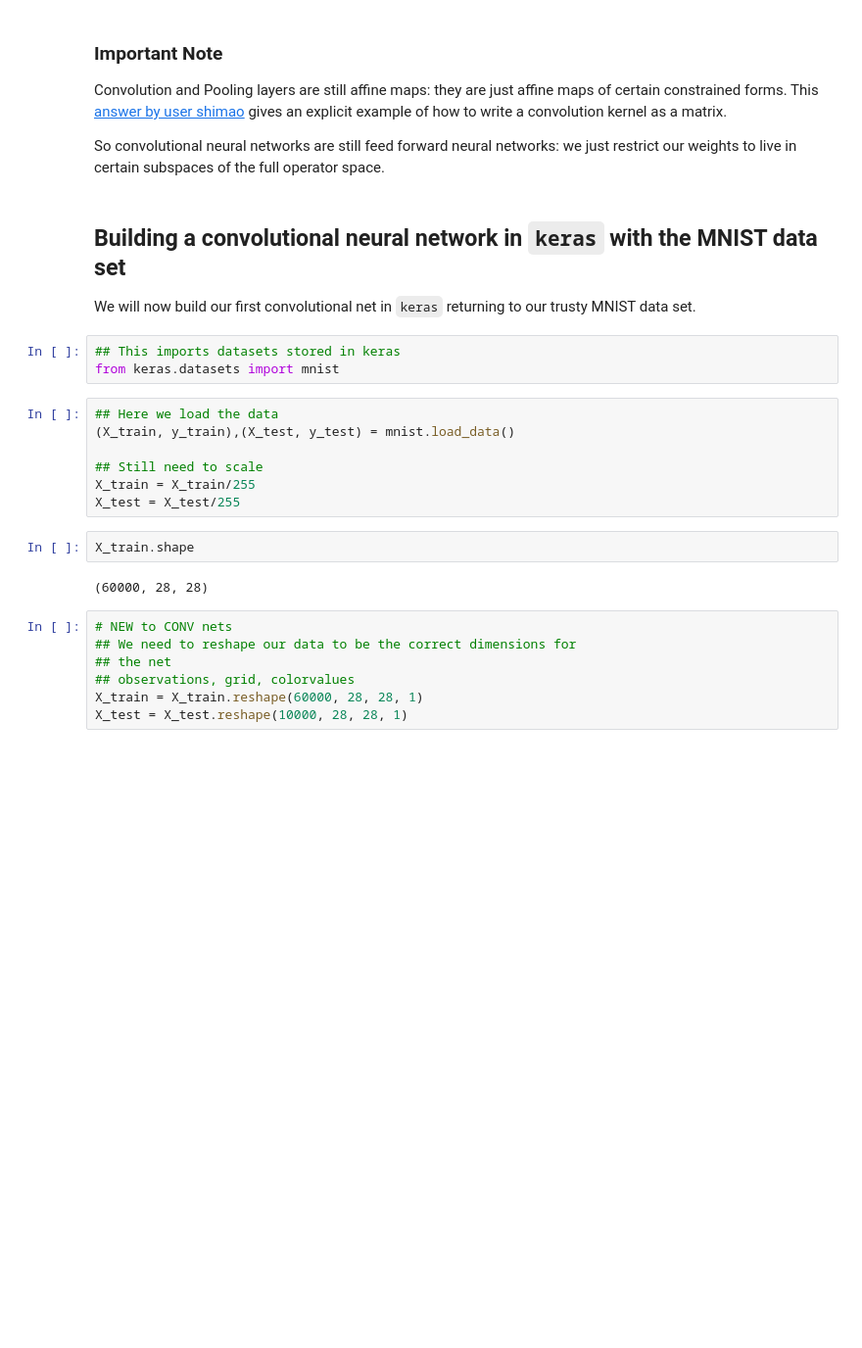
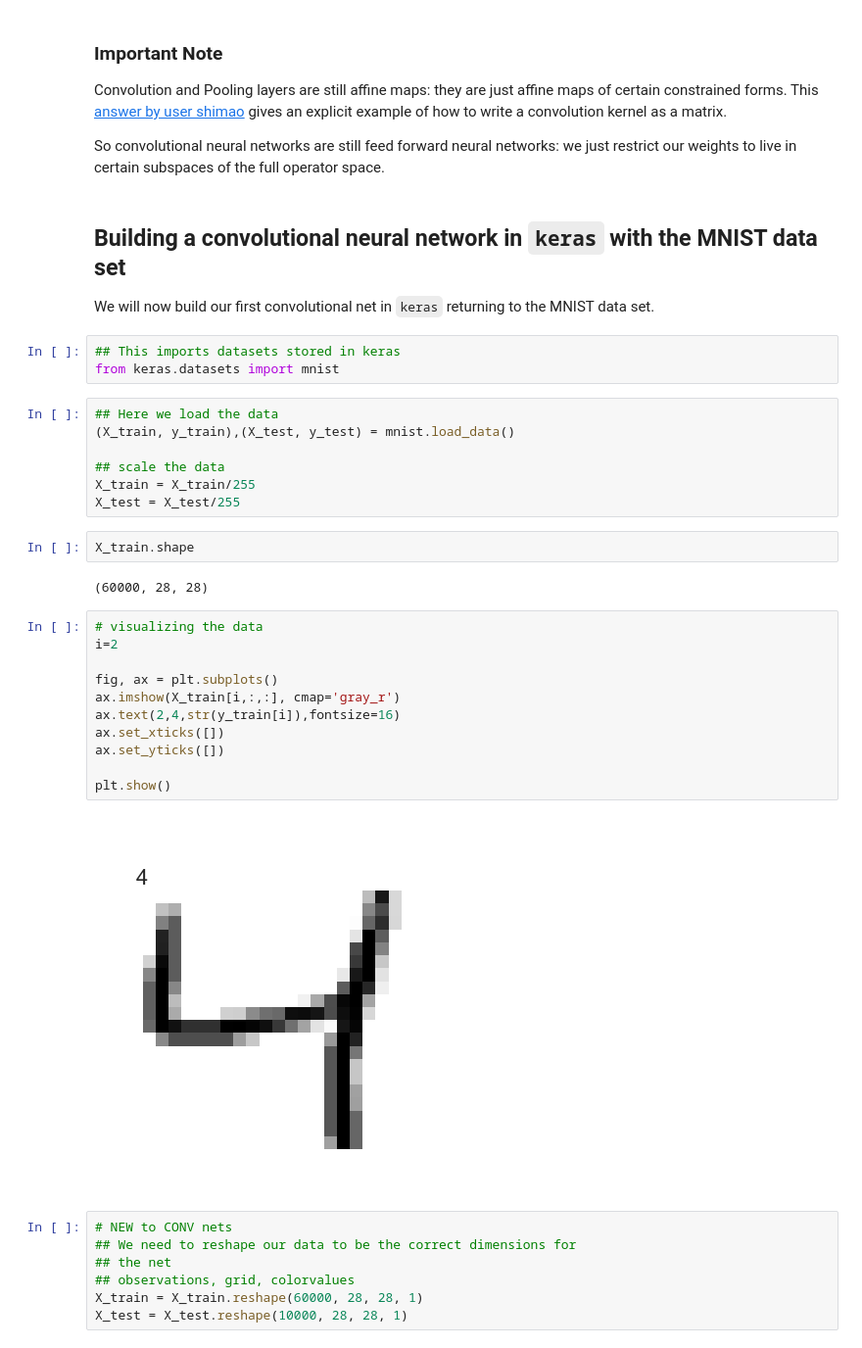
Before and after one commit to parabamoghv/Erdos_AU2024_copy, a Jupyter notebook: week_12_neural_networks/lecture_12/1_Introduction_to_Convolutional_Neural_Networks.ipynb, the cells around one changed output. Shown at 98% size. Drawn from its saved outputs; the diff is of its cells as text; blank space fills up the shorter version.

```diff
--- a/week_12_neural_networks/lecture_12/1_Introduction_to_Convolutional_Neural_Networks.ipynb
+++ b/week_12_neural_networks/lecture_12/1_Introduction_to_Convolutional_Neural_Networks.ipynb
@@ -134,7 +134,7 @@ So convolutional neural networks are still feed forward neural networks:  we jus
 # %% [markdown]
 ## Building a convolutional neural network in `keras` with the MNIST data set
 
-We will now build our first convolutional net in `keras` returning to our trusty MNIST data set.
+We will now build our first convolutional net in `keras` returning to the MNIST data set.
 # %%
 ## This imports datasets stored in keras
 from keras.datasets import mnist
@@ -142,13 +142,26 @@ from keras.datasets import mnist
 ## Here we load the data
 (X_train, y_train),(X_test, y_test) = mnist.load_data()
 
-## Still need to scale
+## scale the data
 X_train = X_train/255
 X_test = X_test/255
 # %%
 X_train.shape
 # %% [output]
 (60000, 28, 28)
+# %%
+# visualizing the data
+i=2
+
+fig, ax = plt.subplots()
+ax.imshow(X_train[i,:,:], cmap='gray_r')
+ax.text(2,4,str(y_train[i]),fontsize=16)
+ax.set_xticks([])
+ax.set_yticks([])
+
+plt.show()
+# %% [output]
+[figure, added]
 # %%
 # NEW to CONV nets
 ## We need to reshape our data to be the correct dimensions for
```
Also changed, not shown: parts of 3 cells of this notebook, 1 other file.
